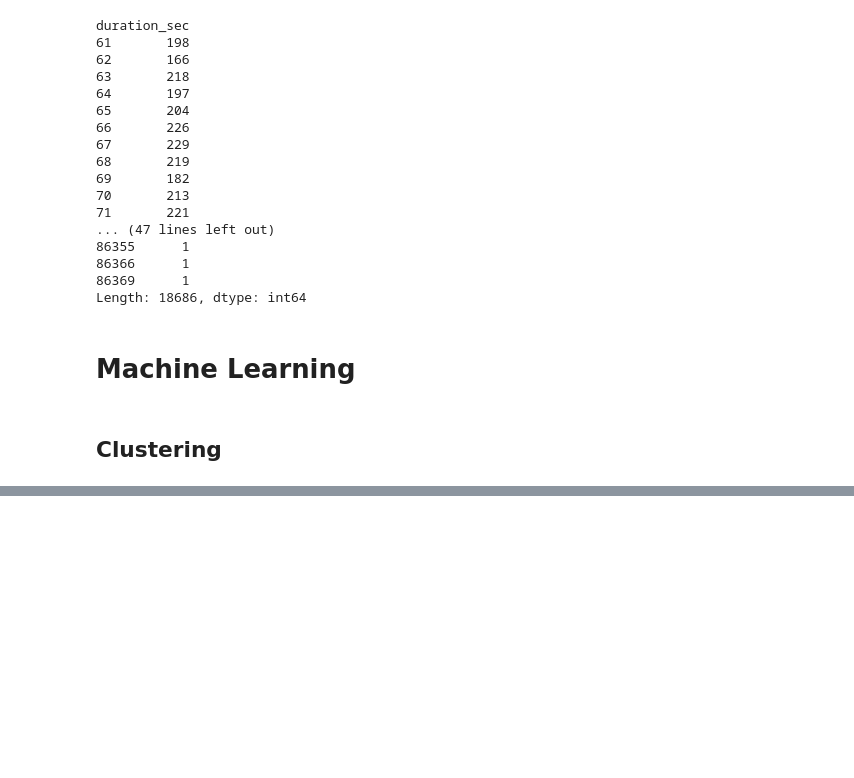
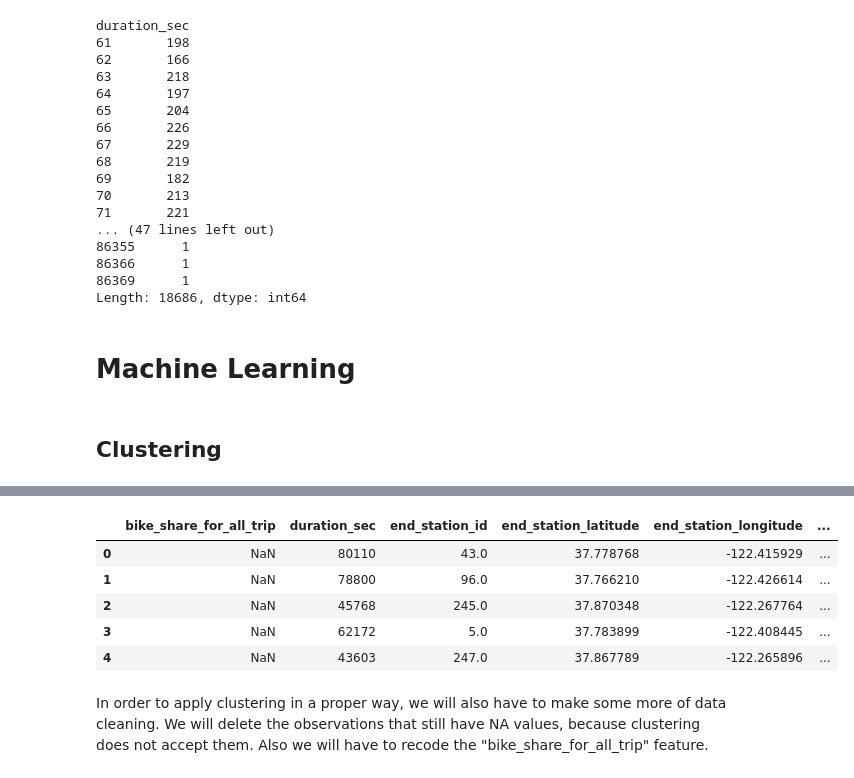
Before and after one commit to EjHelo/bootcamp_proyect, a Jupyter notebook: Proyecto Bootcamp Ford GoBike.ipynb, the cells around one changed output, grey strips where cells are left out. Drawn from its saved outputs; the diff is of its cells as text; code cells hidden in the pictures; blank space fills up the shorter version.

```diff
--- a/Proyecto Bootcamp Ford GoBike.ipynb
+++ b/Proyecto Bootcamp Ford GoBike.ipynb
@@ -597,0 +598,15 @@ Now, the first thing we are going to do is
+# %%
+df_clustering=df_temporal.copy()
+df_clustering=df_clustering.drop(columns=['bike_id','start_station_name','end_station_name','start_time','end_time'])
+
+df_clustering.head()
+# %% [output]
+|  | bike_share_for_all_trip | duration_sec | end_station_id | end_station_latitude | end_station_longitude | ... |
+| 0 | NaN | 80110 | 43.0 | 37.778768 | -122.415929 | ... |
+| 1 | NaN | 78800 | 96.0 | 37.766210 | -122.426614 | ... |
+| 2 | NaN | 45768 | 245.0 | 37.870348 | -122.267764 | ... |
+| 3 | NaN | 62172 | 5.0 | 37.783899 | -122.408445 | ... |
+| 4 | NaN | 43603 | 247.0 | 37.867789 | -122.265896 | ... |
+# %% [markdown]
+In order to apply clustering in a proper way, we will also have to make some more of data cleaning. We will delete the observations that still have NA values, because clustering does not accept them.
+Also we will have to recode the "bike_share_for_all_trip" feature.
```
Also changed, not shown: parts of 14 cells of this notebook.
